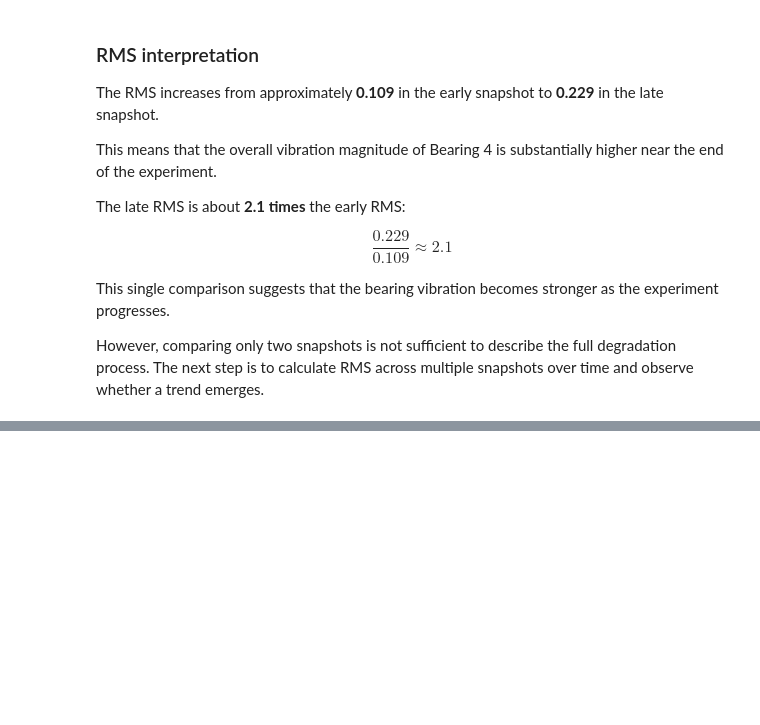
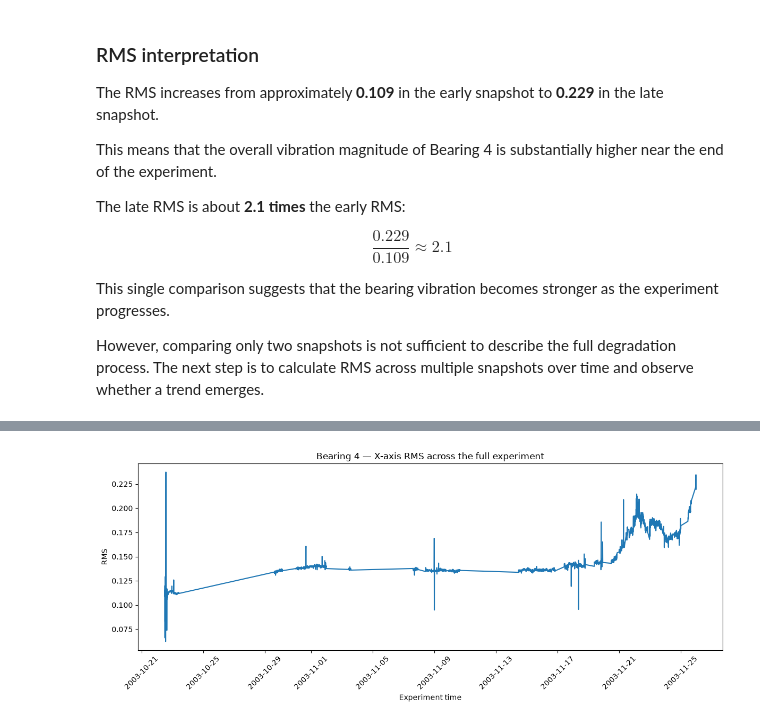
Before and after one commit to amedeone03/machineguard, a Jupyter notebook: notebooks/01_data_exploration.ipynb, the cells around one changed output, grey strips where cells are left out. Cells and saved outputs as stored; diff of their text form; code cells hidden in the pictures; blank space fills up the shorter version.

```diff
--- a/notebooks/01_data_exploration.ipynb
+++ b/notebooks/01_data_exploration.ipynb
@@ -412,0 +542,23 @@ However, comparing only two snapshots is not sufficient to describe the full deg
+# %%
+full_rms_data = []
+
+for file in all_files:
+    snapshot = pd.read_csv(
+        file,
+        sep="\t",
+        header=None
+    )
+
+    bearing_4_x = snapshot.iloc[:, 6]
+
+    rms = np.sqrt(np.mean(bearing_4_x**2))
+
+    timestamp = pd.to_datetime(
+        file.name,
+        format="%Y.%m.%d.%H.%M.%S"
+    )
+
+    full_rms_data.append({
+        "timestamp": timestamp,
+        "rms": rms
+    })
@@ -412,0 +571,4 @@ However, comparing only two snapshots is not sufficient to describe the full deg
+# %%
+rms_df = pd.DataFrame(full_rms_data)
+
+rms_df.head()
@@ -412,0 +601,15 @@ However, comparing only two snapshots is not sufficient to describe the full deg
+# %%
+plt.figure(figsize=(12, 5))
+
+plt.plot(rms_df["timestamp"], rms_df["rms"])
+
+plt.xlabel("Experiment time")
+plt.ylabel("RMS")
+plt.title("Bearing 4 — X-axis RMS across the full experiment")
+
+plt.xticks(rotation=45)
+plt.tight_layout()
+
+plt.show()
+# %% [output]
+[figure, added]
```
Also changed, not shown: parts of 16 cells of this notebook.
